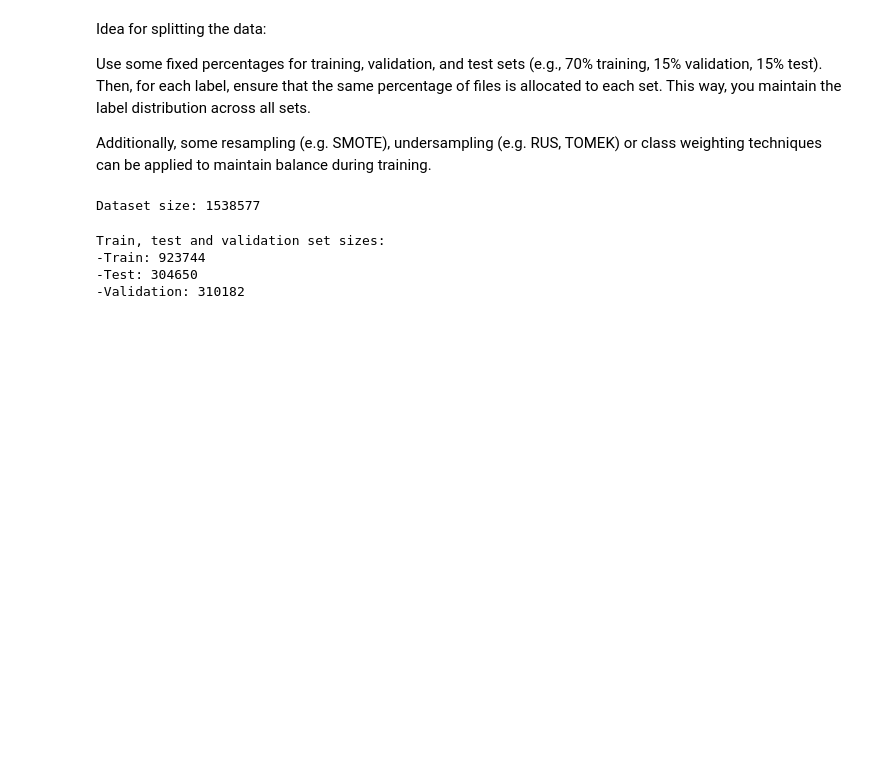
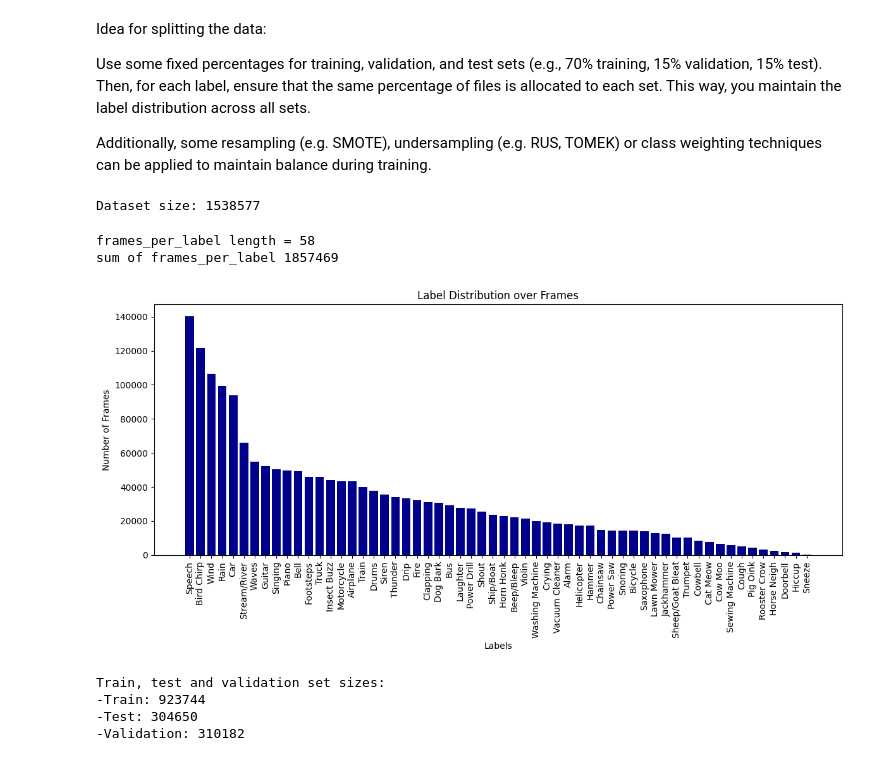
Before and after one commit to TJonasT/Project-MLCP-JKU-2025S, a Jupyter notebook: 3_classification/1_labeling_function.ipynb, the cells around one changed output. Saved outputs shown, nothing was run; the diff lists cells and outputs as text; code cells hidden in the pictures; blank space fills up the shorter version.

Commit message:
2-data-split-update

```diff
--- a/3_classification/1_labeling_function.ipynb
+++ b/3_classification/1_labeling_function.ipynb
@@ -224,6 +227,44 @@ data = AudioClassificationDataset(
 print(f"Dataset size: {len(data)}")
 # %% [output]
 Dataset size: 1538577
+# %%
+# Check label distribution in the frames
+frames_per_label = {label_name: 0 for label_name in all_audio_label_names}
+for frame_name in data.audio_file_labels:
+    for index, label_name_value in enumerate(frame_name[2]):
+        if label_name_value > 0:
+            frames_per_label[all_audio_label_names[index]] += 1
+
+print(f"frames_per_label length = {len(frames_per_label)}")
+n_frames_per_label = 0
+for label_name in frames_per_label:
+    n_frames_per_label += frames_per_label[label_name]
+#print(f"sum of frames_per_label {np.sum(list(frames_per_label))}")
+print(f"sum of frames_per_label {n_frames_per_label}")
+# %% [output]
+frames_per_label length = 58
+sum of frames_per_label 1857469
+# %%
+# Plot label distribution in the frames
+
+label_counts = sorted(list(frames_per_label.items()), key=lambda x: x[1], reverse=True)
+
+labels = [label for label, count in label_counts]
+counts = [count for label, count in label_counts]
+
+plt.figure(figsize=(12, 6))
+plt.bar(labels, counts, color='darkblue')
+plt.xlabel('Labels')
+plt.ylabel('Number of Frames')
+plt.title('Label Distribution over Frames')
+plt.xticks(rotation=90)
+plt.tight_layout()
+
+plt.savefig("./report/figs/2_Label Distribution over Frames.png", bbox_inches='tight', dpi=600)
+
+plt.show()
+# %% [output]
+[figure, added]
 # %%
 def custom_train_test_split(custom_dataset, val_size=0.2, test_size=0.2):
     # Creates a dataset split for training, validation and test set, while keeping contents from one file contained in one set,
```
Also changed, not shown: parts of 1 cell of this notebook, 3 other files.
